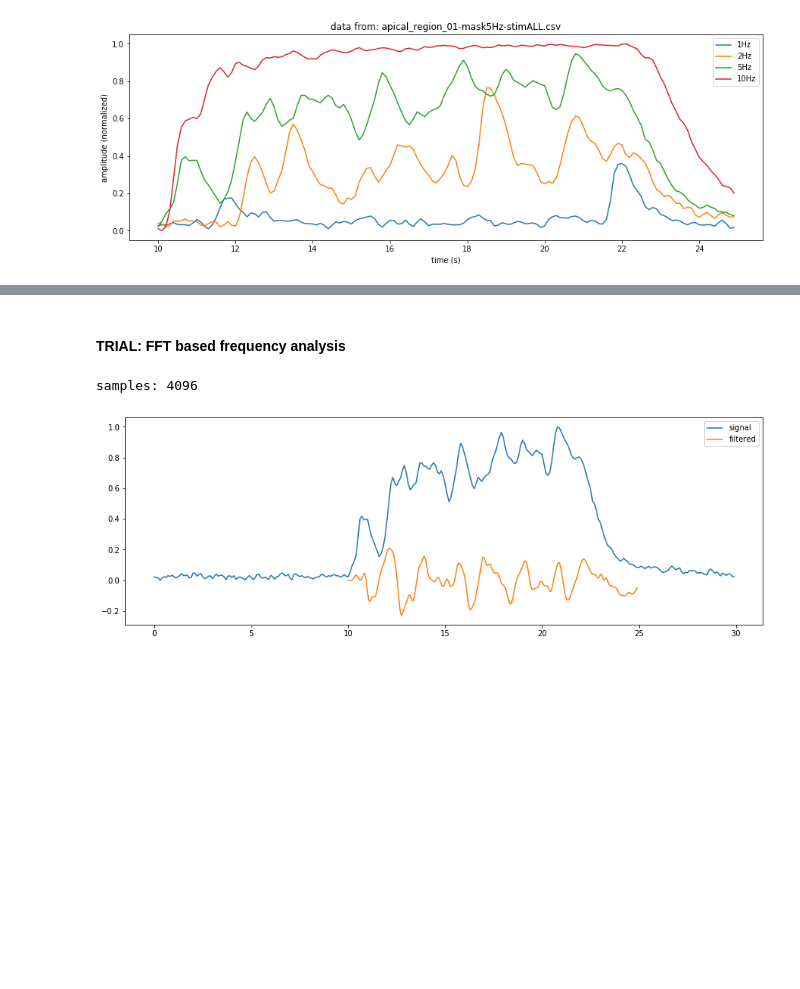
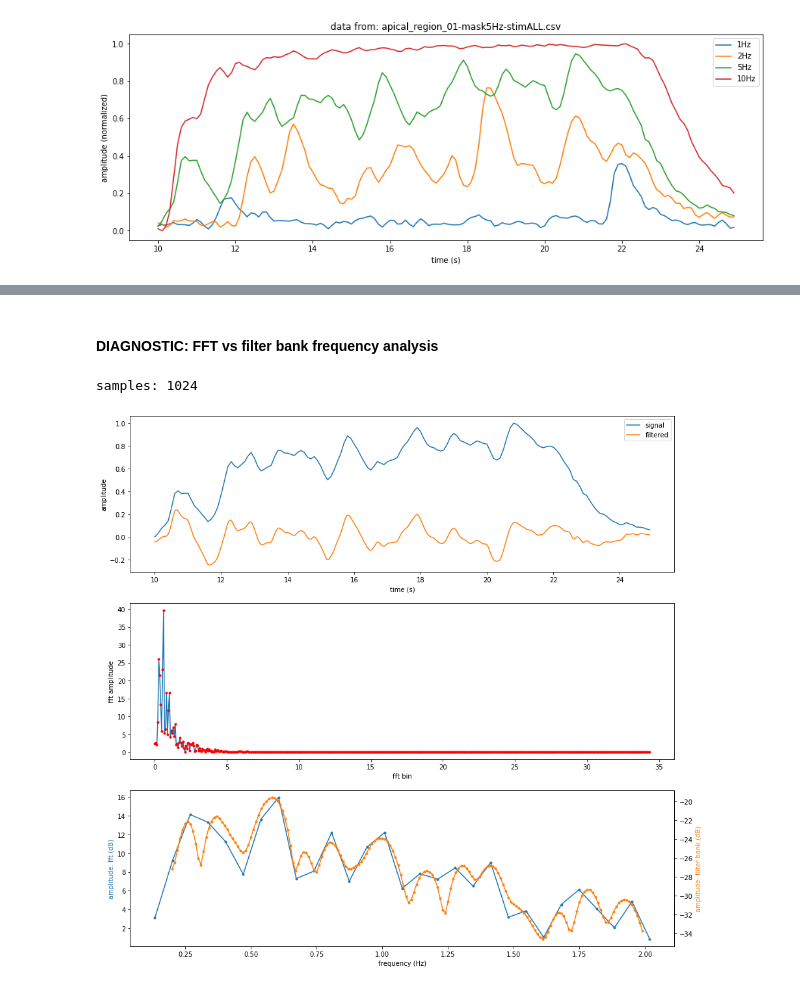
Before and after one commit to jrugis/cell_tools_historical, a Jupyter notebook: IMAGING/notebooks/apical_post_processing_analysis.ipynb, the cells around one changed output, grey strips where cells are left out. Saved outputs shown, nothing was run; the diff lists cells and outputs as text; code cells hidden in the pictures; blank space fills up the shorter version.

Commit message:
analysis: sosfltflt, etc

```diff
--- a/IMAGING/notebooks/apical_post_processing_analysis.ipynb
+++ b/IMAGING/notebooks/apical_post_processing_analysis.ipynb
@@ -90,7 +146,10 @@ interactive(children=(Select(description='Results dir', layout=Layout(width='400
 # %%
 %matplotlib inline
 
-A0 = np.transpose(np.genfromtxt("../results/" + results_sel + "/" + region_sel[0], delimiter=','))
+rgn = 1
+idx = 2  # index of trace to analyze
+
+A0 = np.transpose(np.genfromtxt("../results/" + results_sel + "/" + region_files[rgn-1], delimiter=','))
 A = A0[:,stim_start:stim_done]
 
 tmin = np.min(A[0])
@@ -107,7 +166,7 @@ X0 = A[0]
 Y0 = (A[1:]-dmin) / drng  # normalized to range(0, 1.0)
 ax.plot(X0,np.transpose(Y0))
 
-ax.set_title("data from: " + region_sel[0])
+ax.set_title("data from: " + region_files[rgn-1])
 ax.legend(data_labels)
 ax.set(ylabel="amplitude (normalized)")
 ax.set(xlabel="time (s)")
@@ -247,40 +229,66 @@ dominant frequencies:  ['1.18Hz', '0.79Hz', '0.9Hz', '0.23Hz']
 # %% [markdown]
-#### TRIAL: FFT based frequency analysis
+#### DIAGNOSTIC: FFT vs filter bank frequency analysis
 # %%
 %matplotlib inline
 
-fig, ax = plt.subplots(nrows=1, ncols=1, figsize = [15, 5])
+fig, ax = plt.subplots(nrows=3, ncols=1, figsize = [15, 15])
 
-idx = 3
-A0 = np.transpose(np.genfromtxt("../results/" + results_sel + "/" + region_sel[0], delimiter=','))
-dmin = np.min(A0[idx])
-dmax = np.max(A0[idx])
+# read in the data
+A0 = np.transpose(np.genfromtxt("../results/" + results_sel + "/" + region_files[rgn-1], delimiter=','))
+A = A0[idx+1,stim_start:stim_done]
+dmin = np.min(A)
+dmax = np.max(A)
 drng = dmax-dmin
 
-X0 = A0[0]
-Y0 = (A0[idx]-dmin) / drng  # normalized to range(0, 1.0)
-ax.plot(X0,Y0,label="signal")
+# normalize the data
+X0 = A0[0,stim_start:stim_done]
+Y0 = (A-dmin) / drng  # normalized to range(0, 1.0)
+ax[0].plot(X0,Y0,label="signal")
 
-n = 12
+# resample the data fot the fft
+n = 10
 p = 2**n
 print("samples:", p)
-start = 100
-stop = 250
-
 f = interp1d(X0, Y0, kind='cubic')
 X = np.linspace(tmin, tmax, p, endpoint=True)
-tmin = np.min(X)
-tmax = np.max(X)
-trng = tmax-tmin
 
 Y = f(X)
-sos = signal.butter(10, (0.2,4.0), btype='bandpass', fs=p/trng, output='sos')
-Yf = signal.sosfilt(sos, Y)
-ax.plot(X,Yf,label="filtered")
+sos = signal.butter(5, 0.2, btype='highpass', fs=p/trng, output='sos')
+Yf = signal.sosfiltfilt(sos, Y)
+ax[0].plot(X,Yf,label="filtered")
+ax[0].legend()
+ax[0].set(ylabel="amplitude")
+ax[0].set(xlabel="time (s)")
 
-ax.legend()
+# the FFT itself
+sig = Yf
+N = len(sig)
+sr = p / trng
+T = 1.0 / sr
+
+Xfft = np.linspace(0.0, 1.0/(2.0*T), N//2)
+Yfft = fft(sig, p)           # not using window
+
+ax[1].plot(Xfft, np.abs(Yfft[:N//2]))
+ax[1].plot(Xfft, np.abs(Yfft[:N//2]), 'r.')
+ax[1].set(ylabel="fft amplitude")
+ax[1].set(xlabel="fft bin")
+
+axT = ax[2].twinx()
+axT.plot(fX,10*np.log10(fY),'C1')    # plot the frequency response (scaled)
+axT.plot(fX,10*np.log10(fY),'C1.')    # plot the frequency response (scaled)
+axT.set_ylabel("amplitude: filter bank (dB)",color='C1')
+
+
+s = 2
+f = 31
+ax[2].plot(Xfft[s:f], 10*np.log10(np.abs(Yfft[:N//2]))[s:f],'C0',label="fft")
+ax[2].plot(Xfft[s:f], 10*np.log10(np.abs(Yfft[:N//2]))[s:f], 'C0.')
+ax[2].set_ylabel("amplitude: fft (dB)",color='C0')
+ax[2].set(xlabel="frequency (Hz)")
+
 plt.show()
 plt.close() # frees up memory
 # %% [output]
-samples: 4096
+samples: 1024
-[figure, old version]
+[figure, new version]
```
Also changed, not shown: parts of 10 cells of this notebook, 1 other file.
